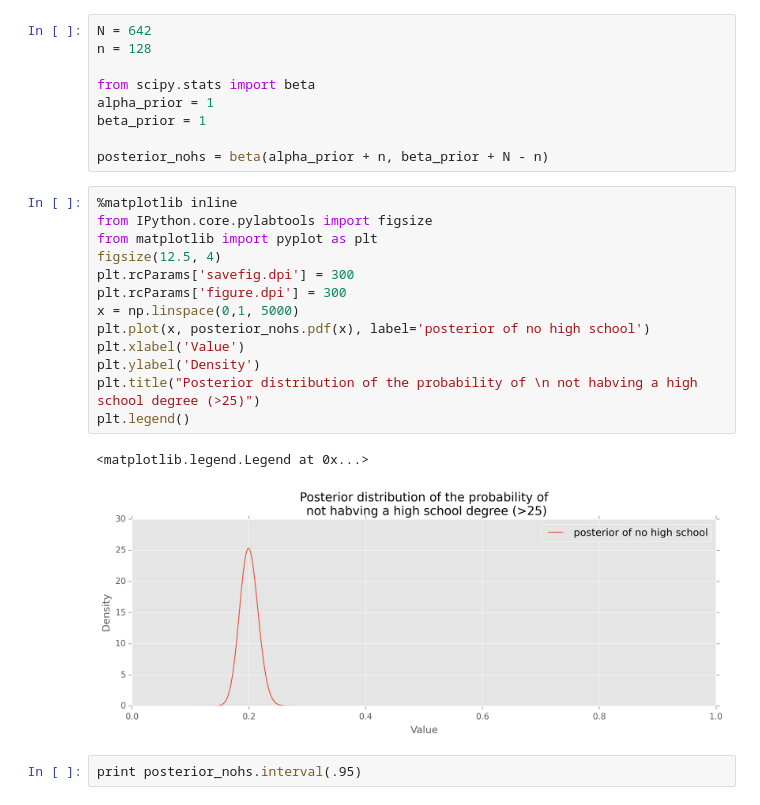
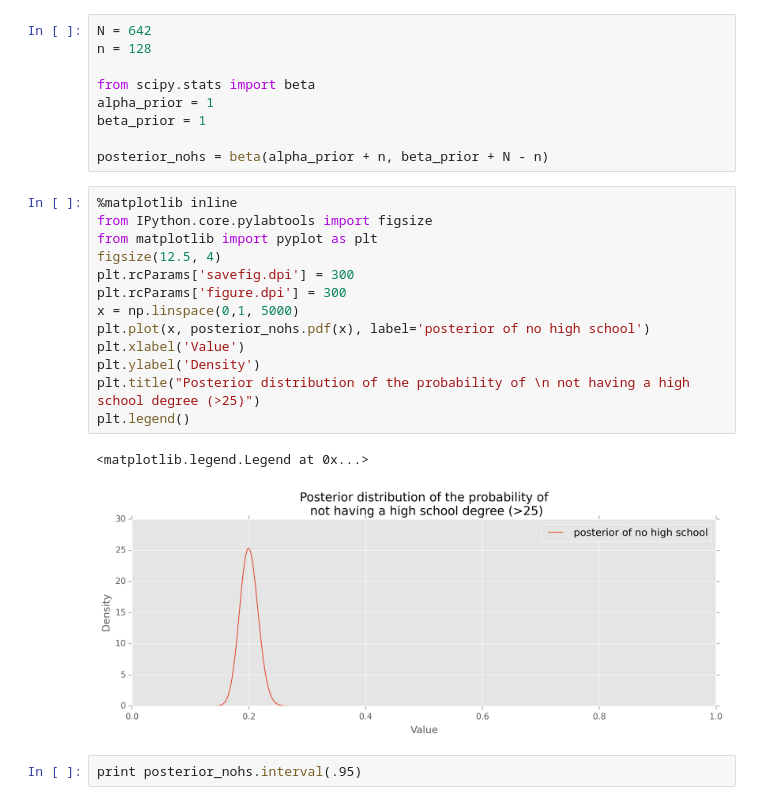
Before and after one commit to doolingdavid/Probabilistic-Programming-and-Bayesian-Methods-for-Hackers, a Jupyter notebook: probdemystified.ipynb, the cells around one changed output. Drawn from its saved outputs; the diff is of its cells as text.

```diff
--- a/probdemystified.ipynb
+++ b/probdemystified.ipynb
@@ -122,19 +122,19 @@ posterior_nohs = beta(alpha_prior + n, beta_prior + N - n)
 # %%
 %matplotlib inline
 from IPython.core.pylabtools import figsize
 from matplotlib import pyplot as plt
 figsize(12.5, 4)
 plt.rcParams['savefig.dpi'] = 300
 plt.rcParams['figure.dpi'] = 300
 x = np.linspace(0,1, 5000)
 plt.plot(x, posterior_nohs.pdf(x), label='posterior of no high school')
 plt.xlabel('Value')
 plt.ylabel('Density')
-plt.title("Posterior distribution of the probability of \n not habving a high school degree (>25)")
+plt.title("Posterior distribution of the probability of \n not having a high school degree (>25)")
 plt.legend()
 # %% [output]
 <matplotlib.legend.Legend at 0x...>
-[figure, old version]
+[figure, new version]
 # %%
 print posterior_nohs.interval(.95)
 # %% [output]
```
Also changed, not shown: parts of 14 cells of this notebook.
